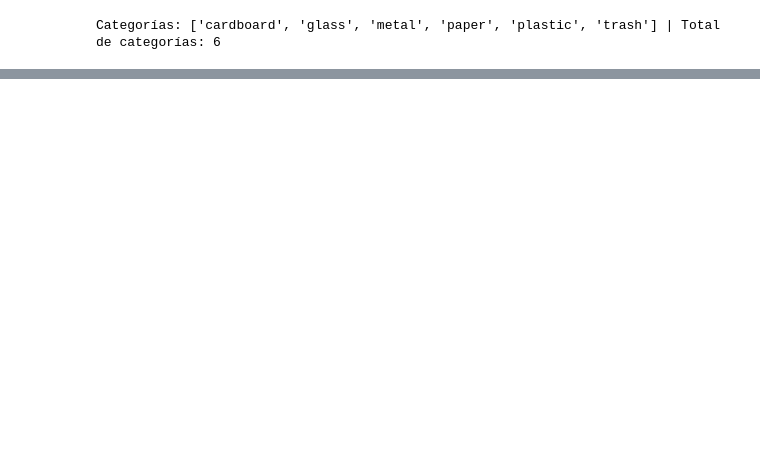
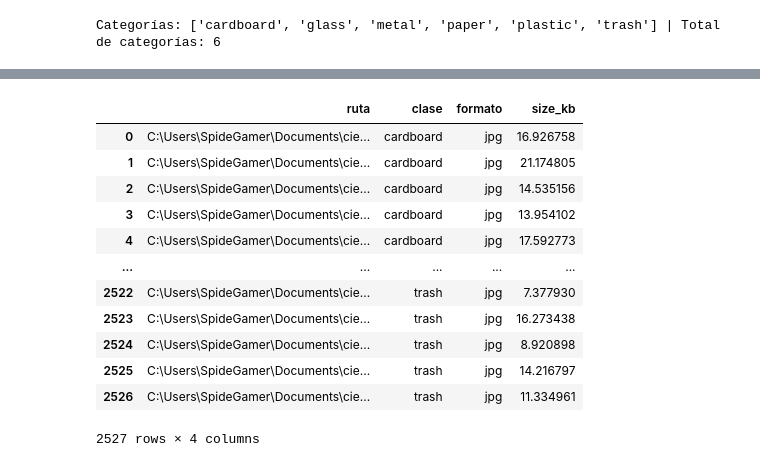
Before and after one commit to edex10ed-source/01-python-intro, a Jupyter notebook: notebooks/37_26082026_EDA_2.ipynb, the cells around one changed output, grey strips where cells are left out. Saved outputs shown, nothing was run; the diff lists cells and outputs as text; code cells hidden in the pictures; blank space fills up the shorter version.

```diff
--- a/notebooks/37_26082026_EDA_2.ipynb
+++ b/notebooks/37_26082026_EDA_2.ipynb
@@ -52,0 +96,40 @@ Total de imágenes del dataset: 2527
+# %%
+# 7. Verifique programáticamente que todas las imágenes puedan abrirse correctamente. ¿Existen
+# archivos corruptos o ilegibles?
+
+# uv add pillow -> instalar pillow
+from PIL import Image
+from pathlib import Path
+
+
+all_images = []
+clases = []
+formatos = []
+sizes_kb = []
+
+for folder in folders:
+    path_to_categoria = path_to_dataset + "/" + folder
+    imagenes = sorted(os.listdir(path_to_categoria))
+    formatos.extend([img.split(".")[-1] for img in imagenes])
+    imagenes = [img for img in imagenes if img.endswith(".jpg")]
+    rutas = [path_to_categoria + "/" + img for img in imagenes]
+    sizes_kb.extend([Path(ruta).stat().st_size / 1024 for ruta in rutas])
+    all_images.extend(rutas)
+    clases.extend([folder] * len(rutas))
+
+metadata_df = pd.DataFrame({
+    "ruta": all_images,
+    "clase": clases,
+    "formato": formatos,
+    "size_kb": sizes_kb
+})
+
+corruptos = []
+for ruta_img in all_images:
+    try:
+        img = Image.open(ruta_img)
+        img.verify()
+    except:
+        corruptos.append(ruta_img)
+
+print(f"Archivos corruptos: {corruptos}")
@@ -52,0 +159,16 @@ Total de imágenes del dataset: 2527
+# %%
+metadata_df
+# %% [output]
+|  | ruta | clase | formato | size_kb |
+| 0 | C:\Users\SpideGamer\Documents\cie... | cardboard | jpg | 16.926758 |
+| 1 | C:\Users\SpideGamer\Documents\cie... | cardboard | jpg | 21.174805 |
+| 2 | C:\Users\SpideGamer\Documents\cie... | cardboard | jpg | 14.535156 |
+| 3 | C:\Users\SpideGamer\Documents\cie... | cardboard | jpg | 13.954102 |
+| 4 | C:\Users\SpideGamer\Documents\cie... | cardboard | jpg | 17.592773 |
+| ... | ... | ... | ... | ... |
+| 2522 | C:\Users\SpideGamer\Documents\cie... | trash | jpg | 7.377930 |
+| 2523 | C:\Users\SpideGamer\Documents\cie... | trash | jpg | 16.273438 |
+| 2524 | C:\Users\SpideGamer\Documents\cie... | trash | jpg | 8.920898 |
+| 2525 | C:\Users\SpideGamer\Documents\cie... | trash | jpg | 14.216797 |
+| 2526 | C:\Users\SpideGamer\Documents\cie... | trash | jpg | 11.334961 |
+2527 rows × 4 columns
```
Also changed, not shown: parts of 10 cells of this notebook, 4 other files.
